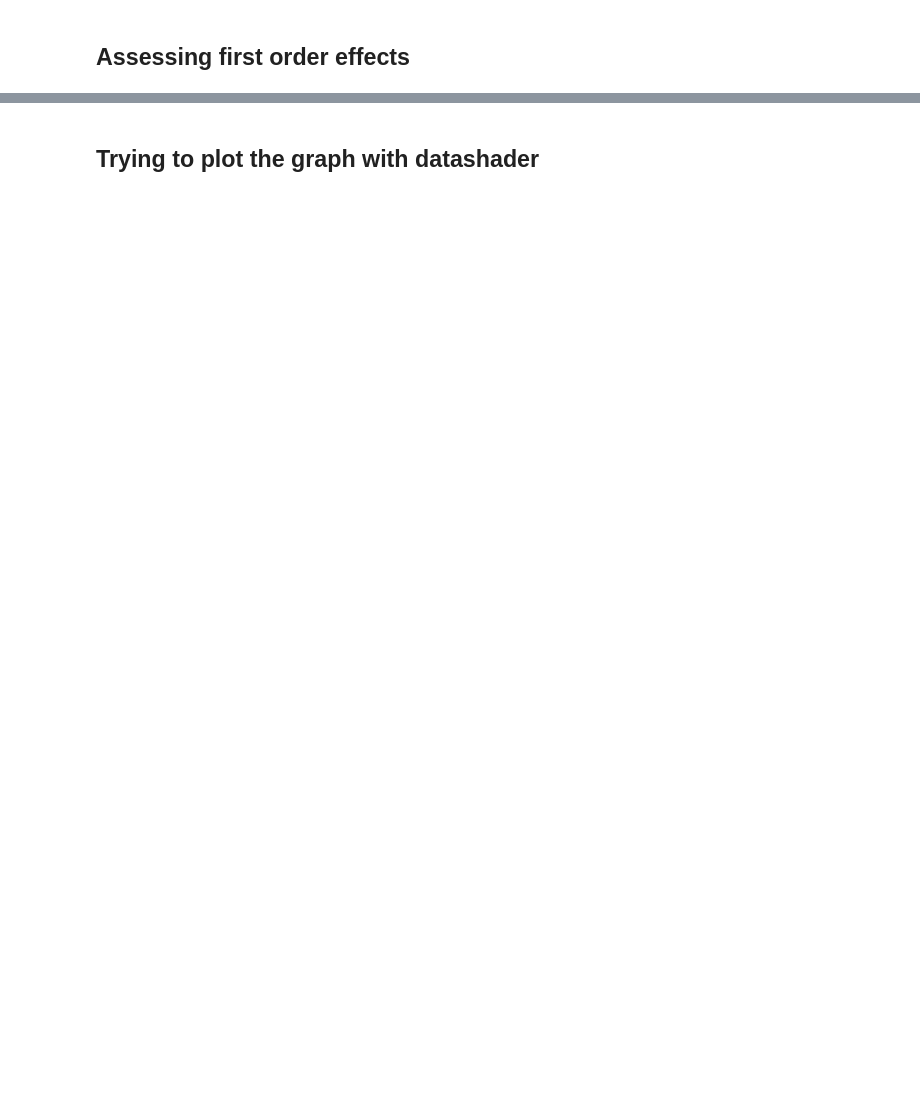
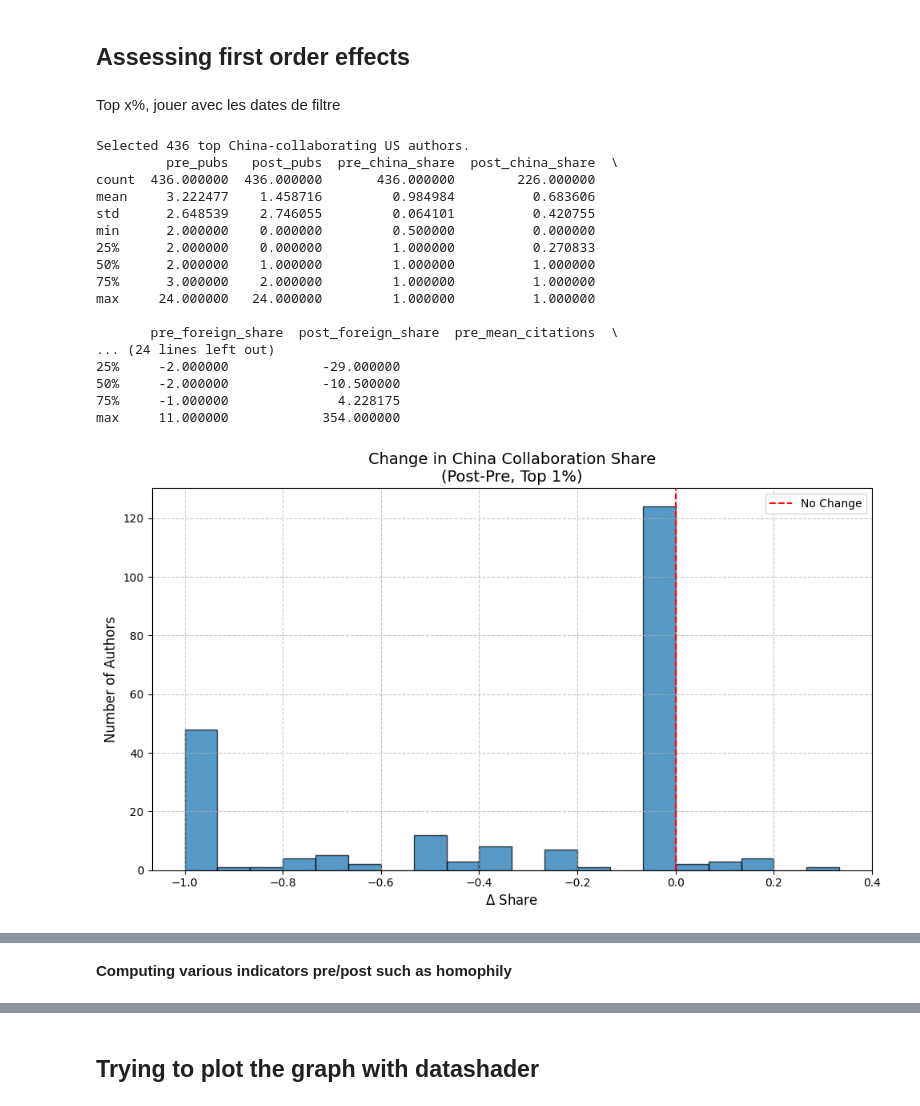
Before and after one commit to Basso42/china-initiative-collaboration-impact, a Jupyter notebook: notebooks/ChinaUSA_science_2404.ipynb, the cells around one changed output, grey strips where cells are left out. Drawn from its saved outputs; the diff is of its cells as text; code cells hidden in the pictures; blank space fills up the shorter version.

Commit message:
enhanced graphs and typo correction

```diff
--- a/notebooks/ChinaUSA_science_2404.ipynb
+++ b/notebooks/ChinaUSA_science_2404.ipynb
@@ -556,12 +724,14 @@ print(f"Number of institutions in China: {len(cn_institutions)}")
 # %% [markdown]
 ## Assessing first order effects
+# %% [markdown]
+Top x%, jouer avec les dates de filtre
 # %%
 import numpy as np
 import pandas as pd
 from collections import defaultdict
 
 # ========================
-# Step 1: Select Top 10% of China-collaborating US researchers (before Nov 2018)
+# Step 1: Select Top X% of China-collaborating US researchers (before Nov 2018)
 # ========================
 
 # Build US authors + share of papers with Chinese coauthors
@@ -583,8 +753,9 @@ us_author_china_share = {
     if us_author_total_papers_pre[author_id] >= 2  # filter for active researchers
 }
 
-# Find top 10% most China-collaborative authors
-threshold = np.percentile(list(us_author_china_share.values()), 90)
+# Find top X% most China-collaborative authors
+top_percentage = 1
+threshold = np.percentile(list(us_author_china_share.values()), 100 - top_percentage)
 top_china_authors = {author_id for author_id, share in us_author_china_share.items() if share >= threshold}
 
 print(f"Selected {len(top_china_authors)} top China-collaborating US authors.")
@@ -648,39 +819,75 @@ for author_id, metrics in author_metrics.items():
         'pre_foreign_share': metrics['pre_other_foreign_pubs'] / metrics['pre_pubs'] if metrics['pre_pubs'] > 0 else np.nan,
         'post_foreign_share': metrics['post_other_foreign_pubs'] / metrics['post_pubs'] if metrics['post_pubs'] > 0 else np.nan,
         'pre_mean_citations': np.mean(metrics['pre_citations']) if metrics['pre_citations'] else np.nan,
         'post_mean_citations': np.mean(metrics['post_citations']) if metrics['post_citations'] else np.nan,
     })
 
 df_metrics = pd.DataFrame(rows)
 
 # ========================
 # Step 4: Analysis
 # ========================
 
 # Change in collaborations
 df_metrics['delta_china_share'] = df_metrics['post_china_share'] - df_metrics['pre_china_share']
 df_metrics['delta_foreign_share'] = df_metrics['post_foreign_share'] - df_metrics['pre_foreign_share']
 
 # Change in publications
 df_metrics['delta_pubs'] = df_metrics['post_pubs'] - df_metrics['pre_pubs']
 
 # Change in citations
 df_metrics['delta_mean_citations'] = df_metrics['post_mean_citations'] - df_metrics['pre_mean_citations']
 
 # Summary
 print(df_metrics.describe())
 
-# You can plot histograms of the deltas:
 import matplotlib.pyplot as plt
 
-plt.hist(df_metrics['delta_china_share'].dropna(), bins=20, alpha=0.7)
-plt.title('Change in China Collaboration Share (Post-Pre)')
-plt.xlabel('Delta Share')
-plt.ylabel('Number of Authors')
+# Settings
+figsize = (10, 6)
+bins = 20
+alpha = 0.75
+edgecolor = 'black'
+
+# Plot for China collaboration share
+plt.figure(figsize=figsize)
+plt.hist(df_metrics['delta_china_share'].dropna(), bins=bins, alpha=alpha, edgecolor=edgecolor)
+plt.axvline(0, color='red', linestyle='dashed', linewidth=1.5, label='No Change')
+plt.title(f'Change in China Collaboration Share\n(Post-Pre, Top {top_percentage}%)', fontsize=14)
+plt.xlabel(r'$\Delta$ Share', fontsize=12)  # <-- Greek Delta here
+plt.ylabel('Number of Authors', fontsize=12)
+plt.grid(True, linestyle='--', alpha=0.7)
+plt.legend()
+plt.tight_layout()
 plt.show()
 
-plt.hist(df_metrics['delta_foreign_share'].dropna(), bins=20, alpha=0.7)
-plt.title('Change in Other Foreign Collaboration Share (Post-Pre)')
-plt.xlabel('Delta Share')
-plt.ylabel('Number of Authors')
+# Plot for Other Foreign collaboration share
+plt.figure(figsize=figsize)
+plt.hist(df_metrics['delta_foreign_share'].dropna(), bins=bins, alpha=alpha, edgecolor=edgecolor)
+plt.axvline(0, color='red', linestyle='dashed', linewidth=1.5, label='No Change')
+plt.title(f'Change in Other Foreign Collaboration Share\n(Post-Pre, Top {top_percentage}%)', fontsize=14)
+plt.xlabel(r'$\Delta$ Share', fontsize=12)  # <-- Greek Delta here
+plt.ylabel('Number of Authors', fontsize=12)
+plt.grid(True, linestyle='--', alpha=0.7)
+plt.legend()
+plt.tight_layout()
 plt.show()
+# %% [output]
+Selected 436 top China-collaborating US authors.
+         pre_pubs   post_pubs  pre_china_share  post_china_share  \
+count  436.000000  436.000000       436.000000        226.000000
+mean     3.222477    1.458716         0.984984          0.683606
+std      2.648539    2.746055         0.064101          0.420755
+min      2.000000    0.000000         0.500000          0.000000
+25%      2.000000    0.000000         1.000000          0.270833
+50%      2.000000    1.000000         1.000000          1.000000
+75%      3.000000    2.000000         1.000000          1.000000
+max     24.000000   24.000000         1.000000          1.000000
+
+       pre_foreign_share  post_foreign_share  pre_mean_citations  \
+... (24 lines left out)
+25%     -2.000000            -29.000000
+50%     -2.000000            -10.500000
+75%     -1.000000              4.228175
+max     11.000000            354.000000
+[figure, added]
@@ -686,0 +895,2 @@ plt.show()
+# %% [markdown]
+**Computing various indicators pre/post such as homophily**
```
Also changed, not shown: parts of 42 cells of this notebook.
